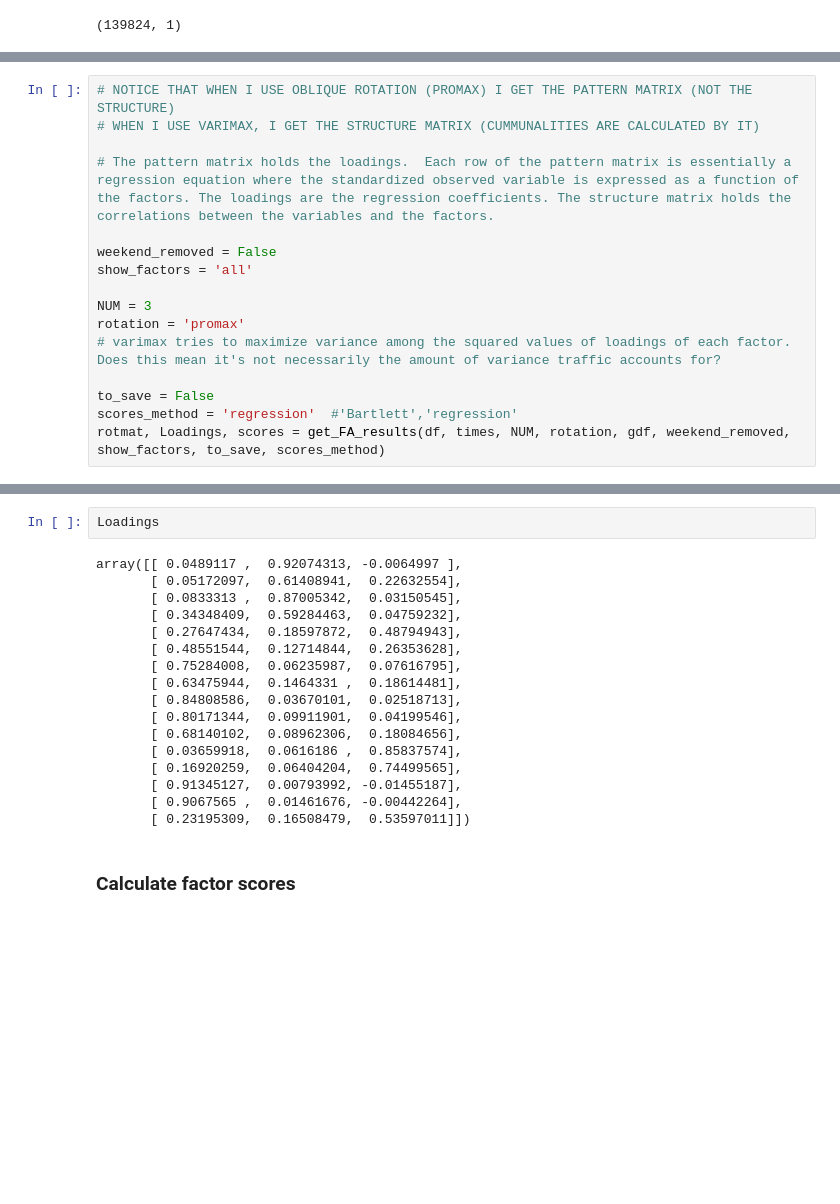
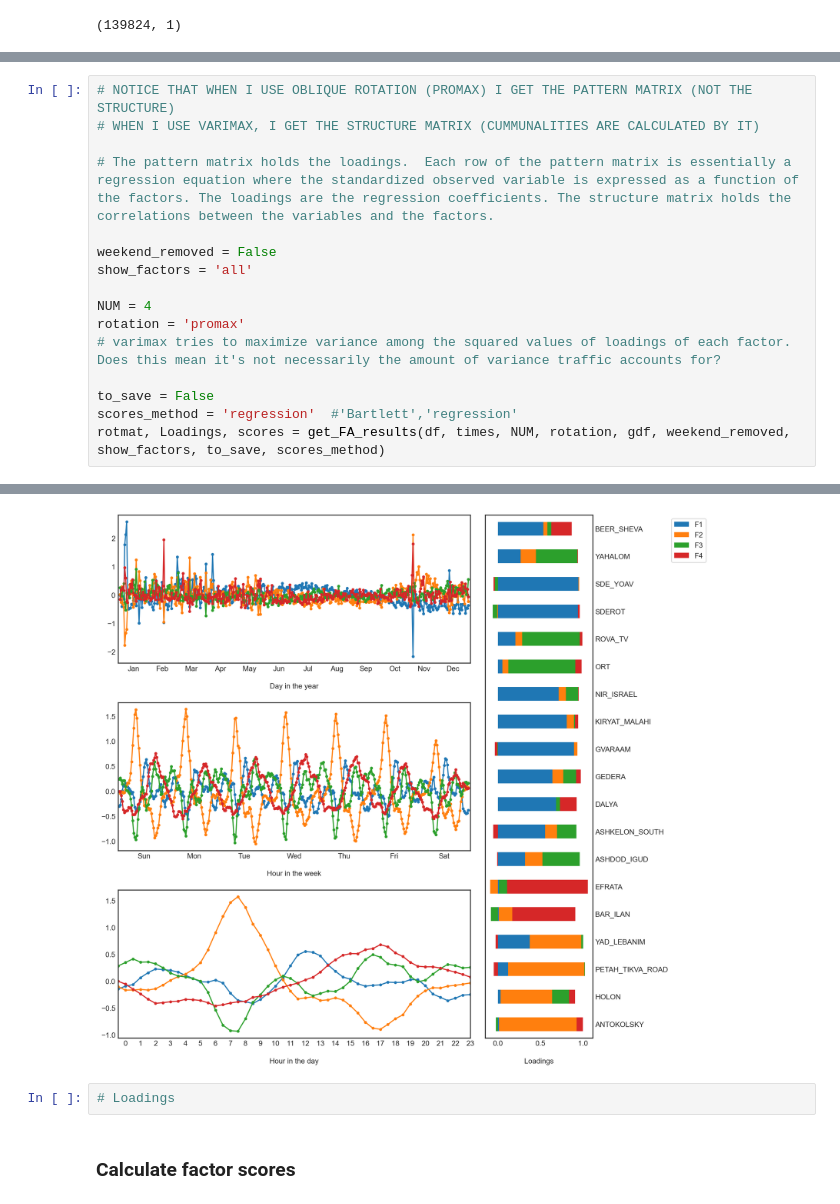
Before and after one commit to iditbela2/Broday_notebooks, a Jupyter notebook: FA_RP.ipynb, the cells around one changed output, grey strips where cells are left out. Cells and saved outputs as stored; diff of their text form; blank space fills up the shorter version.

```diff
--- a/FA_RP.ipynb
+++ b/FA_RP.ipynb
@@ -483,10 +497,11 @@ Index(['ANTOKOLSKY', 'HOLON', 'PETAH_TIKVA_ROAD', 'YAD_LEBANIM', 'EFRATA',
 weekend_removed = False
 show_factors = 'all'
 
-NUM = 3
+NUM = 4
 rotation = 'promax'
 # varimax tries to maximize variance among the squared values of loadings of each factor. Does this mean it's not necessarily the amount of variance traffic accounts for?
 
 to_save = False
 scores_method = 'regression'  #'Bartlett','regression'
 rotmat, Loadings, scores = get_FA_results(df, times, NUM, rotation, gdf, weekend_removed, show_factors, to_save, scores_method)
+# %% [output]
@@ -493,22 +525,6 @@ rotmat, Loadings, scores = get_FA_results(df, times, NUM, rotation, gdf, weekend
+[figure, added]
-# %%
-Loadings
-# %% [output]
-array([[ 0.0489117 ,  0.92074313, -0.0064997 ],
-       [ 0.05172097,  0.61408941,  0.22632554],
-       [ 0.0833313 ,  0.87005342,  0.03150545],
-       [ 0.34348409,  0.59284463,  0.04759232],
-       [ 0.27647434,  0.18597872,  0.48794943],
-       [ 0.48551544,  0.12714844,  0.26353628],
-       [ 0.75284008,  0.06235987,  0.07616795],
-       [ 0.63475944,  0.1464331 ,  0.18614481],
-       [ 0.84808586,  0.03670101,  0.02518713],
-       [ 0.80171344,  0.09911901,  0.04199546],
-       [ 0.68140102,  0.08962306,  0.18084656],
-       [ 0.03659918,  0.0616186 ,  0.85837574],
-       [ 0.16920259,  0.06404204,  0.74499565],
-       [ 0.91345127,  0.00793992, -0.01455187],
-       [ 0.9067565 ,  0.01461676, -0.00442264],
-       [ 0.23195309,  0.16508479,  0.53597011]])
+# %%
+# Loadings
 # %% [markdown]
 ### Calculate factor scores
 # %%
```
Also changed, not shown: parts of 31 cells of this notebook, 1 other file.
